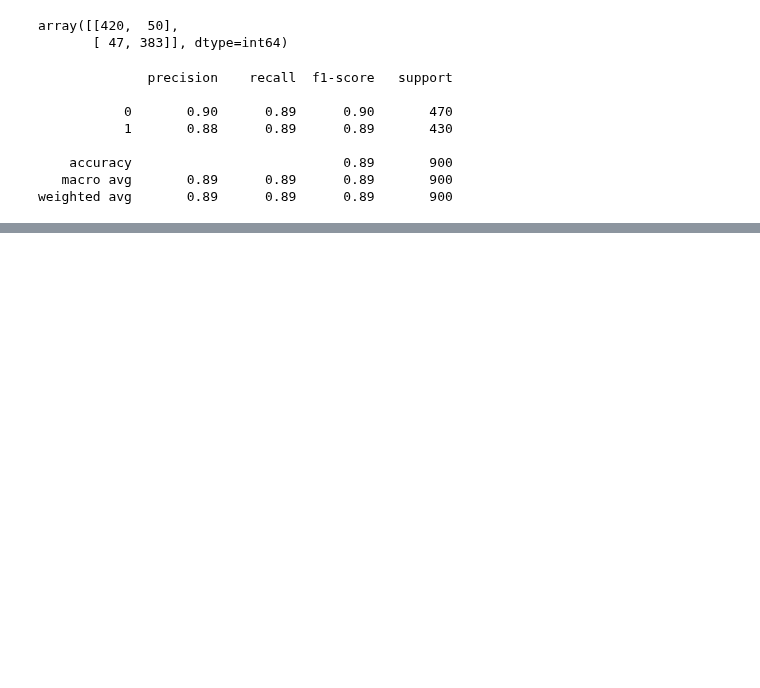
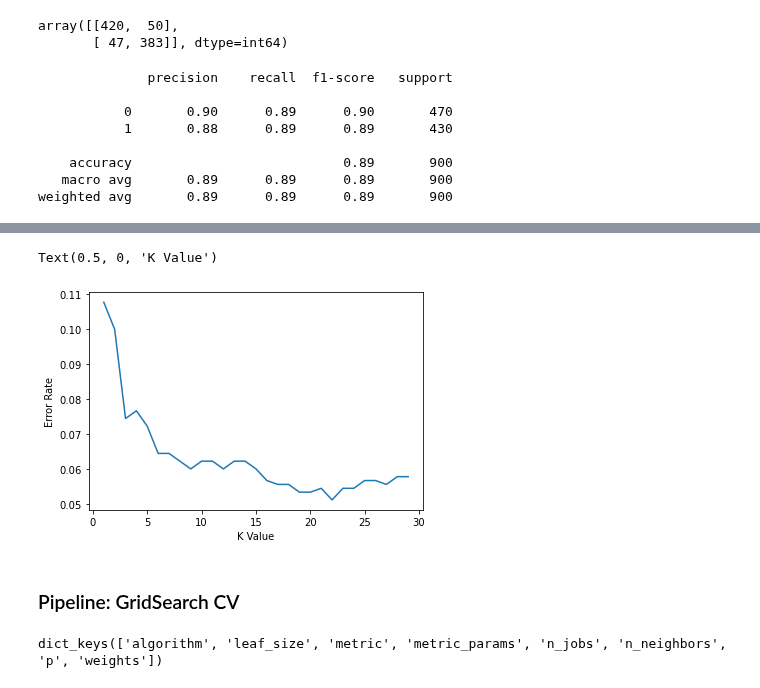
Before and after one commit to Daniel-Aguila/MLandDS, a Jupyter notebook: KNN.ipynb, the cells around one changed output, grey strips where cells are left out. Cells and saved outputs as stored; diff of their text form; code cells hidden in the pictures; blank space fills up the shorter version.

```diff
--- a/KNN.ipynb
+++ b/KNN.ipynb
@@ -77,0 +84,11 @@ weighted avg       0.89      0.89      0.89       900
+# %%
+test_error_rates = []
+for k in range(1,30):
+    knn_model = KNeighborsClassifier(n_neighbors=k)
+    knn_model.fit(scaled_X_train,y_train)
+
+    y_pred_test = knn_model.predict(scaled_X_test)
+
+    test_error = 1 - accuracy_score(y_test,y_pred_test)
+
+    test_error_rates.append(test_error)
@@ -77,0 +115,16 @@ weighted avg       0.89      0.89      0.89       900
+# %%
+plt.plot(range(1,30),test_error_rates)
+plt.ylabel("Error Rate")
+plt.xlabel("K Value")
+# %% [output]
+Text(0.5, 0, 'K Value')
+[figure, added]
+# %% [markdown]
+<h3>Pipeline: GridSearch CV</h3>
+# %%
+scaler = StandardScaler()
+knn = KNeighborsClassifier()
+
+knn.get_params().keys()
+# %% [output]
+dict_keys(['algorithm', 'leaf_size', 'metric', 'metric_params', 'n_jobs', 'n_neighbors', 'p', 'weights'])
```
Also changed, not shown: parts of 15 cells of this notebook.
